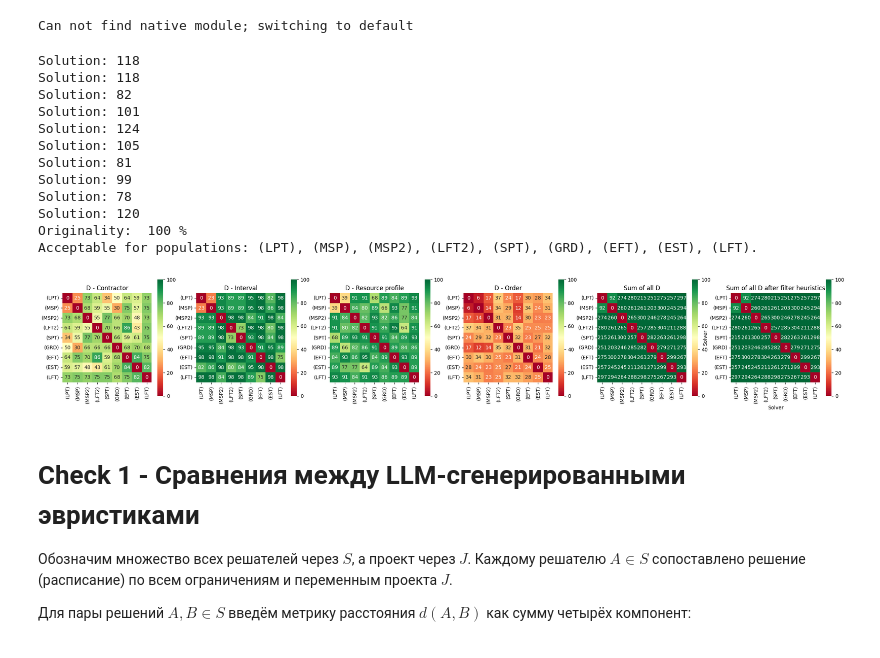
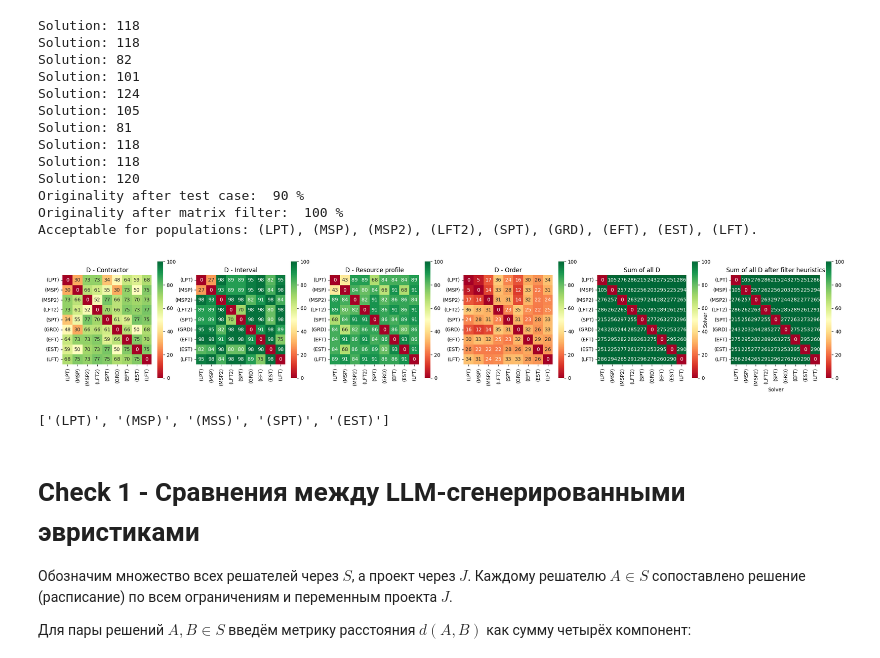
Before and after one commit to ku9efeld/DSL-and-RCPSP, a Jupyter notebook: 5_analyse_solvers.ipynb, the cells around one changed output. Drawn from its saved outputs; the diff is of its cells as text; code cells hidden in the pictures.

```diff
--- a/5_analyse_solvers.ipynb
+++ b/5_analyse_solvers.ipynb
@@ -29,7 +29,7 @@ def validate_structures(base_path):
     for file in files:
         try:
             schedule, _, resource_usage, job_usage, _  = run_heuristic(base_path, file, data)
-            name = file.split(' ')[-1]
+            name = (file , file.split(' ')[-1])
         except:
             continue
         if not check_feasibility(schedule, job_usage, resource_usage, data):
@@ -37,11 +37,10 @@ def validate_structures(base_path):
         resource_profile = resource_profiles(schedule, resource_usage)
         res.append((name, resource_profile, schedule))
 
+    print (f'Originality after test case:  {round( len(res) * 100 / len(files) )} %')
     heuristics, D_contractor, D_interval, D_resource, D_order = distance_matrices(res)
     D_total = D_contractor + D_interval + D_resource + D_order
     return heuristics, D_contractor, D_interval, D_resource, D_order, D_total
-# %% [output]
-Can not find native module; switching to default
 # %%
 from scripts.valid import *
 from collections import defaultdict
@@ -52,6 +51,12 @@ from scripts.metrics import distance_matrices
 import matplotlib.pyplot as plt
 import seaborn as sns
 import numpy as np
+import json
+
+
+def save_filter(path, names):
+    with open(os.path.join(path, 'original_heuristics.json'), "w", encoding="utf-8") as f:
+        json.dump(names, f, ensure_ascii=False, indent=2)
 
 def plot_heatmap(axes, metrics, labels, orig_labels,
                  titles = ['D - Contractor', 'D - Interval', 'D - Resource profile', 'D - Order',
@@ -83,38 +88,47 @@ def estimate_algorithms(D_total, solvers):
     original_idx  = get_filtered_row_indices(D_total)
     original_heuristics = []
     for i, s in enumerate(solvers):
         if i in original_idx:
             original_heuristics.append(s)
-    print (f'Originality:  {round( len(original_heuristics) * 100 / len(solvers) )} %')
+
+    print (f'Originality after matrix filter:  {round( len(original_heuristics) * 100 / len(solvers) )} %')
     print('Acceptable for populations: ' + ', '.join(original_heuristics) +'.')
     return original_idx, original_heuristics
 
 
 # deepseek_reasoner_control
 # Папка для проверок сгенерированных скриптов и сэмпл (проект для теста)
 base_path = 'Heuristics/deepseek_chat'
 heuristics, D_contractor, D_interval, D_resource, D_order, D_total = validate_structures(base_path)
 idx, original_heuristics = estimate_algorithms(D_total, heuristics)
 
 metrics = (D_contractor, D_interval, D_resource, D_order,
    D_total, D_total[list(idx)][:, list(idx)])
 
 _, axes = plt.subplots(ncols=6, nrows=1, figsize = (28,14) )
+
+
 plot_heatmap(axes, metrics, heuristics, original_heuristics)
+save_filter(base_path, original_heuristics)
 # %% [output]
 Solution: 118
 Solution: 118
 Solution: 82
 Solution: 101
 Solution: 124
 Solution: 105
 Solution: 81
-Solution: 99
-Solution: 78
+Solution: 118
+Solution: 118
 Solution: 120
-Originality:  100 %
+Originality after test case:  90 %
+Originality after matrix filter:  100 %
 Acceptable for populations: (LPT), (MSP), (MSP2), (LFT2), (SPT), (GRD), (EFT), (EST), (LFT).
-[figure, old version]
+[figure, new version]
+# %%
+original_heuristics
+# %% [output]
+['(LPT)', '(MSP)', '(MSS)', '(SPT)', '(EST)']
 # %%
 # def validate_structures(base_path):
 #     data = read_file()
```
Also changed, not shown: parts of 5 cells of this notebook, 5 other files.
